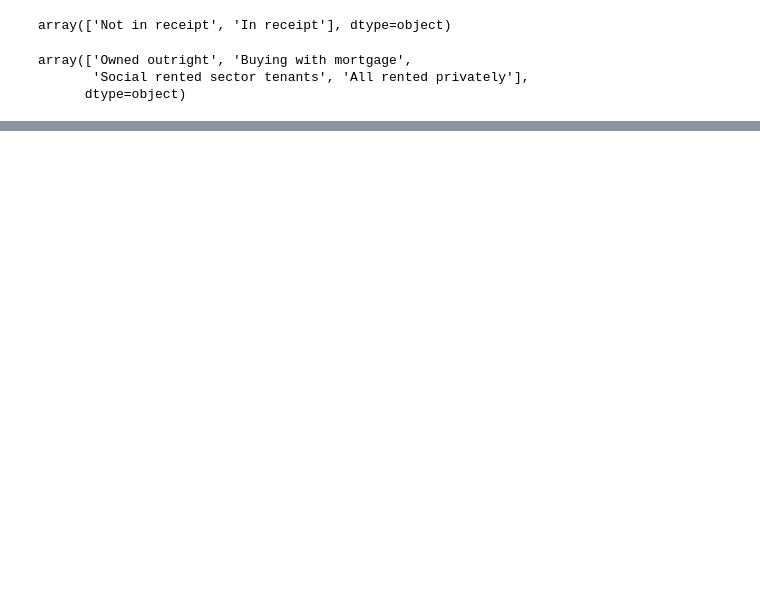
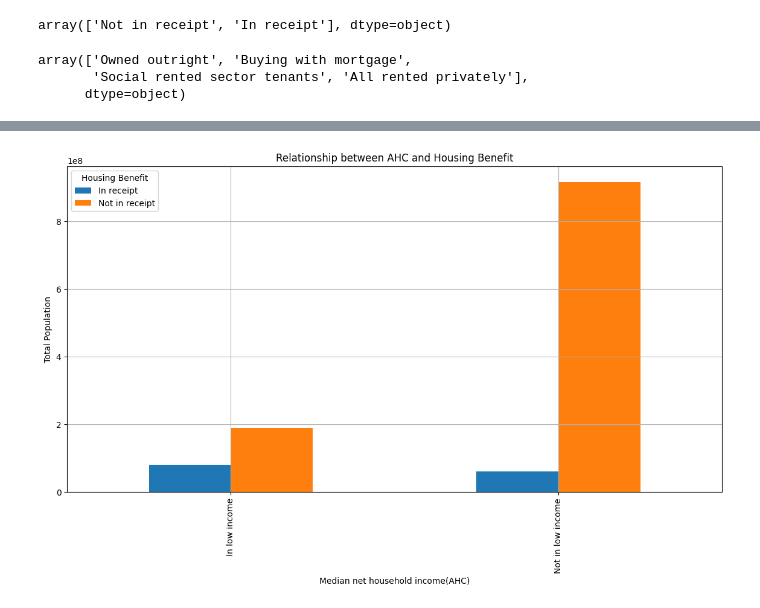
Before and after one commit to DhammikePremachandra/Housing_Tenure_and_Poverty, a Jupyter notebook: Tenure_and_Poverty.ipynb, the cells around one changed output, grey strips where cells are left out. Saved outputs shown, nothing was run; the diff lists cells and outputs as text; code cells hidden in the pictures; blank space fills up the shorter version.

```diff
--- a/Tenure_and_Poverty.ipynb
+++ b/Tenure_and_Poverty.ipynb
@@ -380,0 +476,19 @@ df.head(50)
+# %%
+# Creating a pivot table to find the relationship between AHC and housing benefit
+ahc_housing_benefit = df.pivot_table(
+    index='Median net household income(AHC)',
+    columns='Housing benefit',
+    values='Total population',
+    aggfunc='sum'
+)
+
+# Plotting the pivot table
+ahc_housing_benefit.plot(kind='bar', figsize=(14, 7))
+plt.title('Relationship between AHC and Housing Benefit')
+plt.xlabel('Median net household income(AHC)')
+plt.ylabel('Total Population')
+plt.legend(title='Housing Benefit')
+plt.grid(True)
+plt.show()
+# %% [output]
+[figure, added]
```
Also changed, not shown: parts of 19 cells of this notebook.
